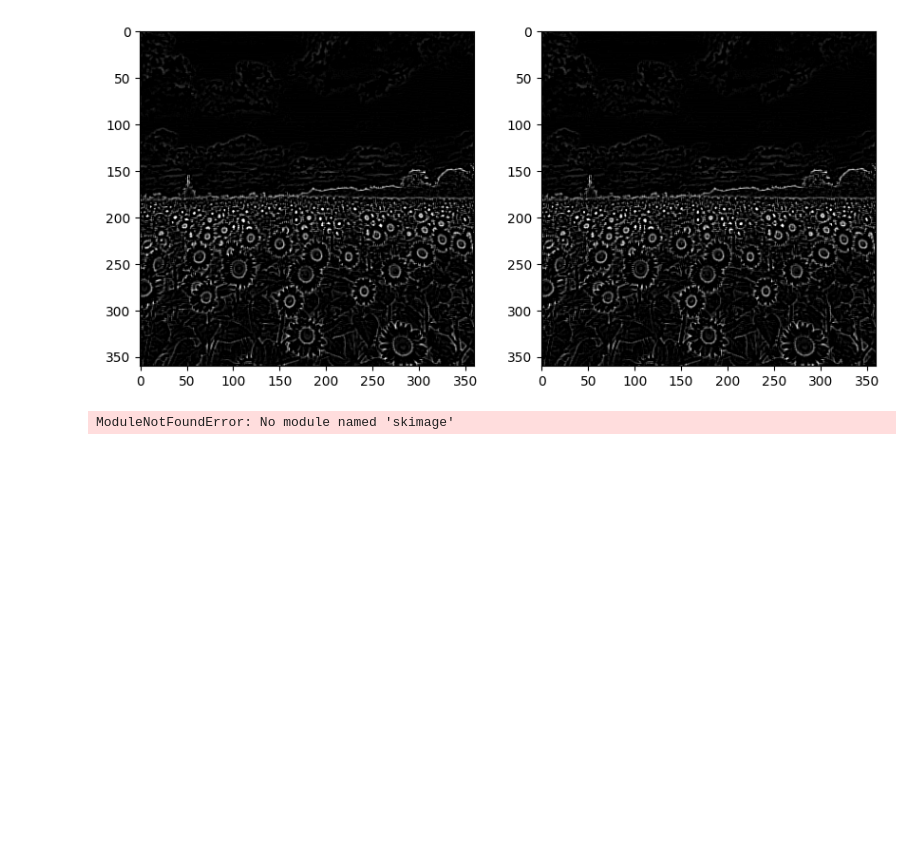
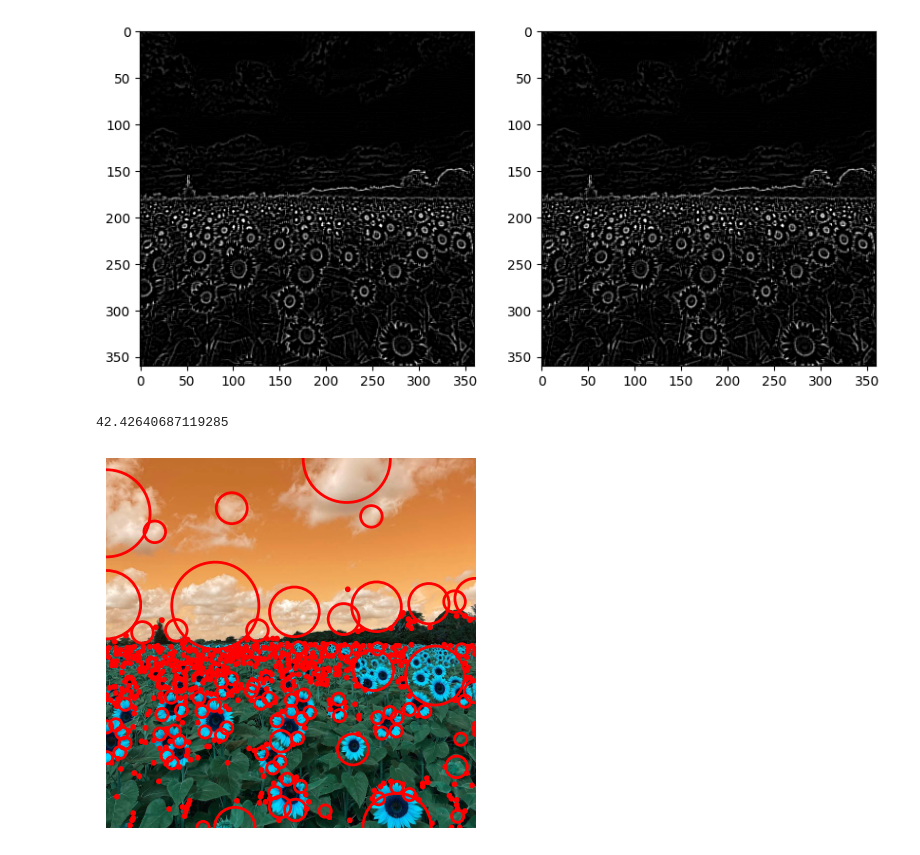
Before and after one commit to Asini-Jayakody/EN3160-Fitting-and-Alignment, a Jupyter notebook: A2.ipynb, the cells around one changed output. Cells and saved outputs as stored; diff of their text form; code cells hidden in the pictures; blank space fills up the shorter version.

```diff
--- a/A2.ipynb
+++ b/A2.ipynb
@@ -27,18 +27,31 @@ plt.imshow(laplacian2, cmap="gray")
 # %%
 import cv2 as cv
 import numpy as np
 import matplotlib.pyplot as plt
 import math
 import skimage
 from skimage.feature import blob_log
 
-image = cv.imread("the_berry_farms_sunflower_field.jpeg",cv.IMREAD_REDUCED_COLOR_4).astype(np.uint8)
+image = cv.imread("the_berry_farms_sunflower_field.jpeg", cv.IMREAD_REDUCED_COLOR_4)
 gray_image = cv.cvtColor(image, cv.COLOR_BGR2GRAY)
 
 blobs_log = blob_log(gray_image, min_sigma=1, max_sigma=30, num_sigma=10, threshold=.1)
+a = max(blobs_log[:, 2])
 blobs_log[:, 2] = blobs_log[:, 2] * math.sqrt(2)
+b = max(blobs_log[:, 2])
 
-fig, ax = plt.subplots(figsize=(10, 10))
-plt.imshow(image)
+fig, ax = plt.subplots()
+ax.imshow(image)
+ax.axis('off')
+
+for blob in blobs_log:
+    y, x, r = blob
+    c = plt.Circle((x, y), r, color='red', linewidth=2, fill=False)
+    ax.add_patch(c)
+
+print(max(blobs_log[:, 2]))
+
+plt.show()
 # %% [output]
-ModuleNotFoundError: No module named 'skimage'
+42.42640687119285
+[figure, added]
```
